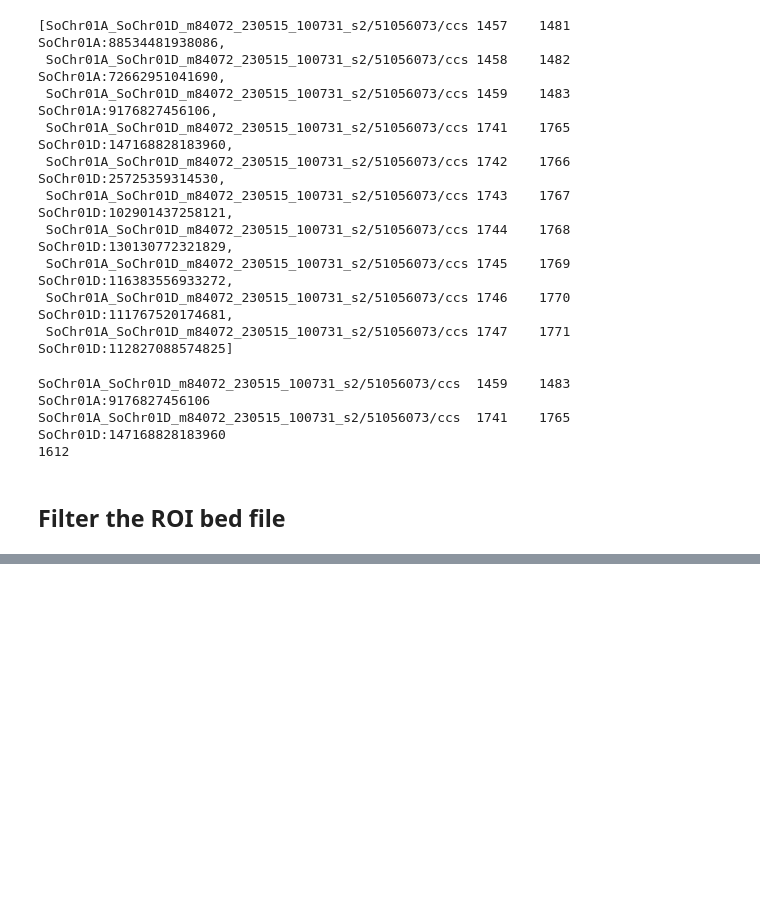
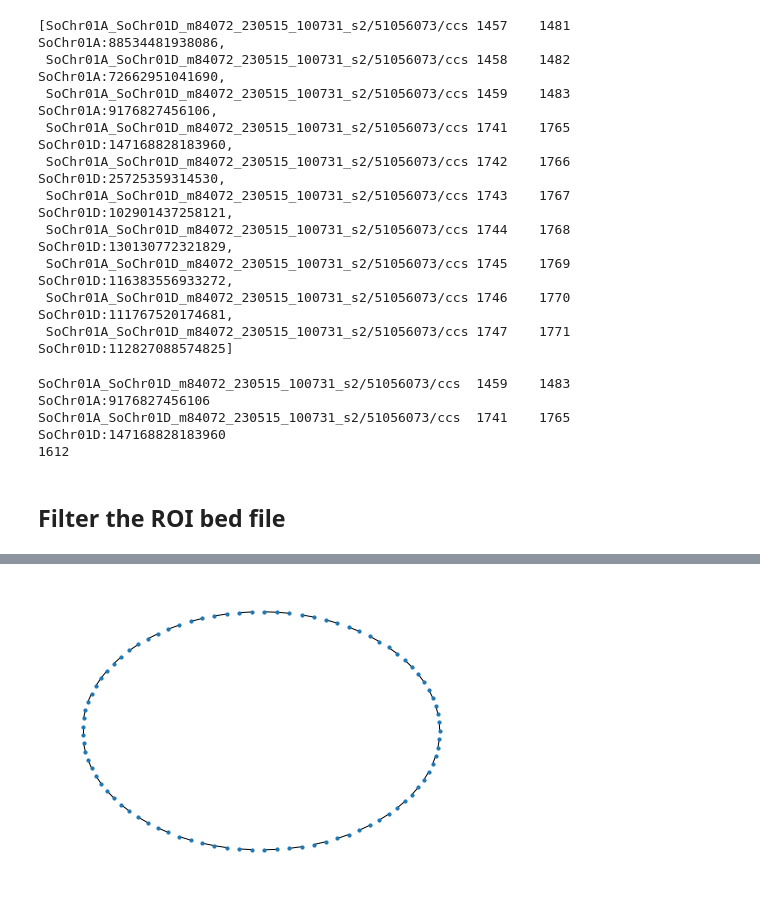
Before and after one commit to tanghaibao/klassify, a Jupyter notebook: notebooks/Breakpoint.ipynb, the cells around one changed output, grey strips where cells are left out. Drawn from its saved outputs; the diff is of its cells as text; code cells hidden in the pictures; blank space fills up the shorter version.

```diff
--- a/notebooks/Breakpoint.ipynb
+++ b/notebooks/Breakpoint.ipynb
@@ -394,0 +394,9 @@ filtered
+# %%
+# Merge the regions that are clustered
+merged = []
+for b in filtered:
+    if merged and (merged[-1][-1].seqid == b.seqid and merged[-1][-1].end >= b.start):
+        merged[-1].append(b)
+    else:
+        merged.append([b])
+merged
@@ -394,0 +421,30 @@ filtered
+# %%
+from collections import defaultdict
+
+region_to_reads = defaultdict(list)
+read_to_regions = defaultdict(list)
+for mb in merged:
+    if len(mb) < 3:
+        continue
+    mb_start = int(np.median([b.start for b in mb]))
+    mb_end = int(np.median([b.end for b in mb]))
+    region_name = f"{mb[0].seqid}:{mb_start}-{mb_end}"
+    for b in mb:
+        region_to_reads[region_name].append(b.accn)
+        read_name = b.accn.split("|", 1)[0]
+        read_to_regions[read_name].append(region_name)
+# %%
+pair_to_reads = defaultdict(list)
+for read, regions in read_to_regions.items():
+    if len(regions) == 2:
+        pair_to_reads[tuple(sorted(regions))].append(read)
+# %%
+import networkx as nx
+
+G = nx.Graph()
+for pair, reads in pair_to_reads.items():
+    G.add_edge(*pair, weight=len(reads))
+# %%
+nx.draw_circular(G, with_labels=False, node_size=10)
+# %% [output]
+[figure, added]
```
Also changed, not shown: parts of 8 cells of this notebook.
